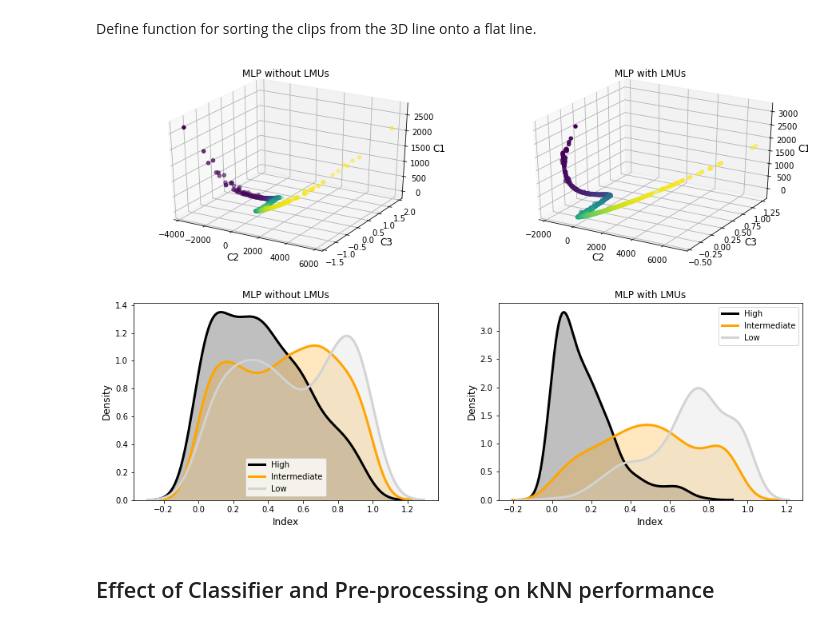
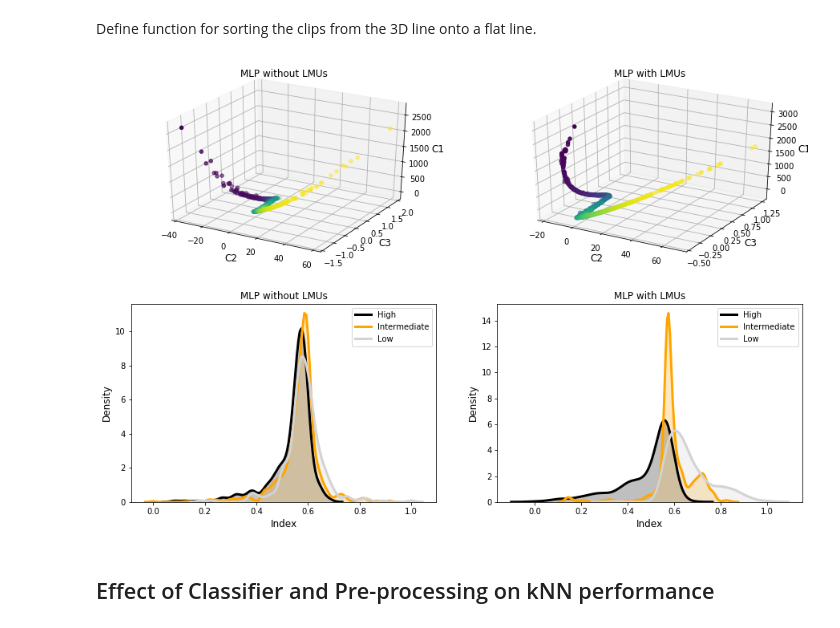
Before and after one commit to maddybartlett/LMU_MLP_TaskEng, a Jupyter notebook: Results_MLP_LR.ipynb, the cells around one changed output. Cells and saved outputs as stored; diff of their text form; code cells hidden in the pictures.

```diff
--- a/Results_MLP_LR.ipynb
+++ b/Results_MLP_LR.ipynb
@@ -1879,14 +1879,14 @@ print(np.where(mlplmupca_all[:,0] == np.amax(mlplmupca_all[:,0])))
 # %% [markdown]
 Define function for sorting the clips from the 3D line onto a flat line.
 # %%
-def sort_list(data, start_index):
+def sort_list(x, start_idx):
 
-    sortme = copy.deepcopy(data)
+    sortme = copy.deepcopy(x)
 
     #We stretch out dimension 1 since this is the dimension in which the "knot" takes place
     sortme[:,1] = 100* sortme[:,1]
 
-    start_point = sortme[start_index,:]
+    start_point = sortme[start_idx,:]
     distances = np.inf*np.ones(np.size(sortme,0))
 
     for idx, row in enumerate(sortme):
@@ -1895,23 +1895,31 @@ def sort_list(data, start_index):
     y = np.c_[sortme, distances]
     y = y[y[:,4].argsort()]
 
+    y[:,1] = y[:,1]/100 #return to original coordinates
+
+    #we want density plots to take into account the distance between individual points (rather than the distance from all points to the start point)
+    for idx, row in enumerate(y):
+        if idx == 0:
+            y[0,4] = 0
+        else:
+            y[idx,4] = np.linalg.norm(row[0:3]-y[idx-1,0:3])
 
     return y
 # %%
-x = sort_list(mlprawpca_all, 1227)
-y = sort_list(mlplmupca_all, 357)
+raw = sort_list(mlprawpca_all, 1227)
+lmu = sort_list(mlplmupca_all, 357)
 
-trajectory_indexes = np.cumsum(x[:,4])
+trajectory_indexes = np.cumsum(raw[:,4])
 trajectory_indexes = trajectory_indexes/np.amax(trajectory_indexes)
-classes = x[:,3]
+classes = raw[:,3]
 
 low_engagement_raw = trajectory_indexes[np.where(classes == 2)]
 mid_engagement_raw = trajectory_indexes[np.where(classes == 1)]
 high_engagement_raw = trajectory_indexes[np.where(classes == 0)]
 
-trajectory_indexes = np.cumsum(y[:,4])
+trajectory_indexes = np.cumsum(lmu[:,4])
 trajectory_indexes = trajectory_indexes/np.amax(trajectory_indexes)
-classes = y[:,3]
+classes = lmu[:,3]
 
 low_engagement_lmu = trajectory_indexes[np.where(classes == 2)]
 mid_engagement_lmu = trajectory_indexes[np.where(classes == 1)]
@@ -1921,37 +1929,37 @@ fig = plt.figure(figsize=(15, 10))
 gs = gridspec.GridSpec(2,2)
 
 ax1=fig.add_subplot(gs[0,0], projection='3d')#, facecolor='grey')
-ax1.scatter(x[:,1], x[:,2], x[:,0], c=range(np.size(x,0)), cmap='viridis')
+ax1.scatter(raw[:,1], raw[:,2], raw[:,0], c=range(np.size(raw,0)), cmap='viridis')
 ax1.set_title('MLP without LMUs', fontsize=12)
 ax1.set_xlabel('C2', fontsize=12)
 ax1.set_ylabel('C3', fontsize=12)
 ax1.set_zlabel('C1', fontsize=12)
 
 ax2=fig.add_subplot(gs[0,1], projection='3d')#, facecolor='grey')
-ax2.scatter(y[:,1], y[:,2], y[:,0], c=range(np.size(y,0)), cmap="viridis")
+ax2.scatter(lmu[:,1], lmu[:,2], lmu[:,0], c=range(np.size(lmu,0)), cmap="viridis")
 ax2.set_title('MLP with LMUs', fontsize=12)
 ax2.set_xlabel('C2', fontsize=12)
 ax2.set_ylabel('C3', fontsize=12)
 ax2.set_zlabel('C1', fontsize=12)
 
 ax3=fig.add_subplot(gs[1,0])
 sns.distplot(high_engagement_raw, hist = False, kde = True, kde_kws = {'shade': True, 'linewidth': 3}, label='High', ax=ax3, color='black')
 sns.distplot(mid_engagement_raw, hist = False, kde = True, kde_kws = {'shade': True, 'linewidth': 3}, label='Intermediate', ax=ax3, color='orange')
 sns.distplot(low_engagement_raw, hist = False, kde = True, kde_kws = {'shade': True, 'linewidth': 3}, label='Low', ax=ax3, color='lightgrey')
 ax3.set_title('MLP without LMUs', fontsize=12)
 ax3.set_xlabel('Index', fontsize=12)
 ax3.set_ylabel('Density', fontsize=12)
 
 ax4=fig.add_subplot(gs[1,1])
-sns.distplot(high_engagement_lmu, hist = False, kde = True, kde_kws = {'shade': True, 'linewidth': 3}, label='High', ax=ax4, color='black')
+sns.distplot(high_engagement_lmu, hist = False, kde = True, kde_kws = {'shade': True, 'linewidth': 3}, label='High', ax=ax4, color='black'),
 sns.distplot(mid_engagement_lmu, hist = False, kde = True, kde_kws = {'shade': True, 'linewidth': 3}, label='Intermediate', ax=ax4, color='orange')
 sns.distplot(low_engagement_lmu, hist = False, kde = True, kde_kws = {'shade': True, 'linewidth': 3}, label='Low', ax=ax4, color='lightgrey')
 ax4.set_title('MLP with LMUs', fontsize=12)
 ax4.set_xlabel('Index', fontsize=12)
 ax4.set_ylabel('Density', fontsize=12)
 fig.savefig('flatten_pca.png')
 # %% [output]
-[figure, old version]
+[figure, new version]
 # %% [markdown]
 ## Effect of Classifier and Pre-processing on kNN performance
 # %%
```
Also changed, not shown: parts of 18 cells of this notebook.
